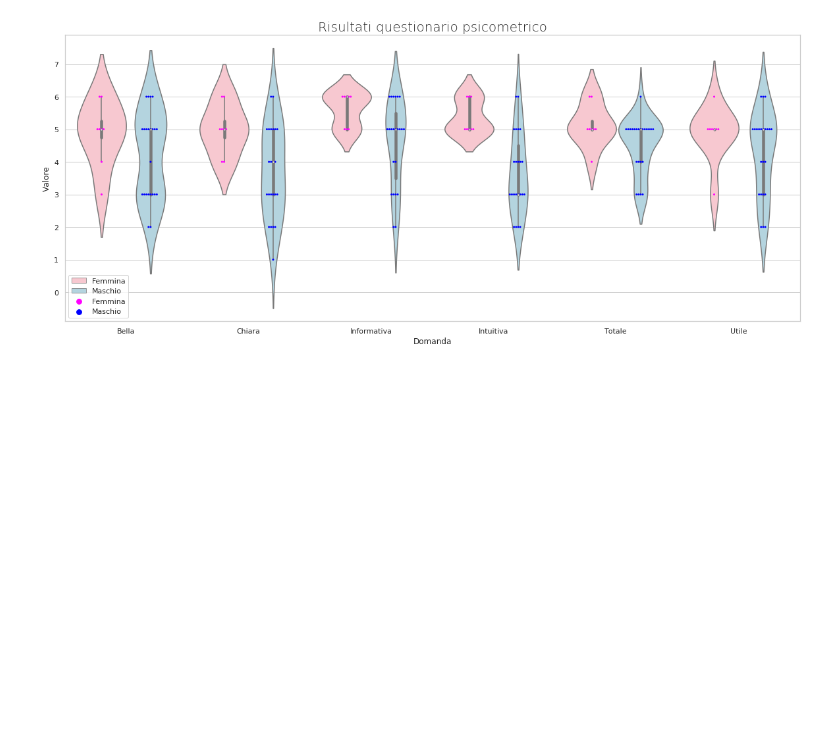
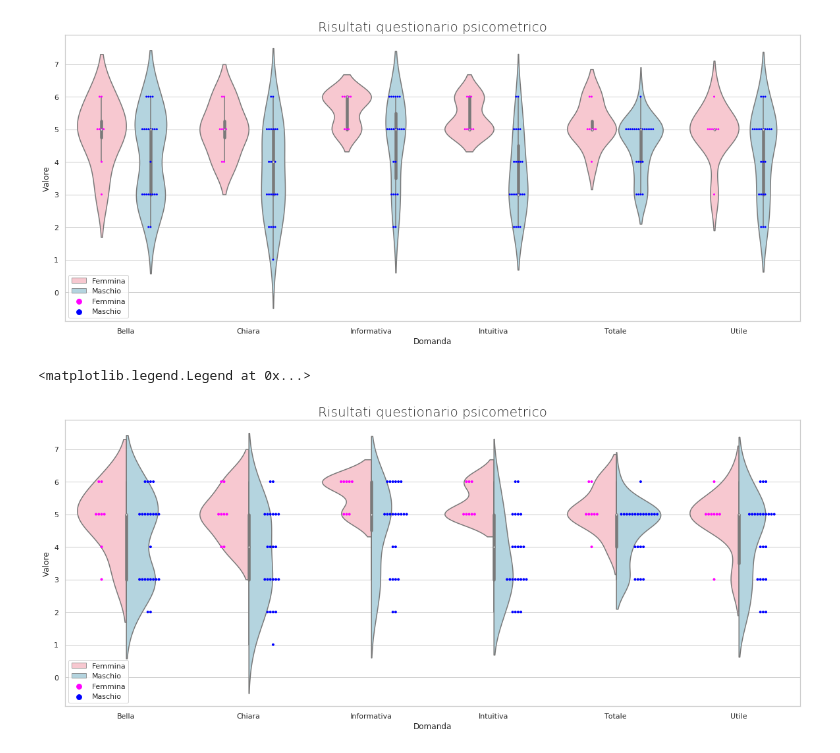
Before and after one commit to pkasela/Sound-of-Data, a Jupyter notebook: DataViz/Violin_plot.ipynb, the cells around one changed output. Cells and saved outputs as stored; diff of their text form; code cells hidden in the pictures; blank space fills up the shorter version.

Commit message:
Aggiunta la possibilità di separare i violin

```diff
--- a/DataViz/Violin_plot.ipynb
+++ b/DataViz/Violin_plot.ipynb
@@ -35,3 +35,16 @@ ax.legend(loc = 'lower left')
 # %% [output]
 <matplotlib.legend.Legend at 0x...>
 [figure]
+# %%
+plt.figure(figsize=(20, 8))
+plt.title("Risultati questionario psicometrico", fontdict=diz, loc='center', pad=None)
+ax = sns.swarmplot(x="Domanda",y="Valore",data=data,hue="Genere",dodge=True,
+                   size=4, palette=["magenta", "blue"])
+#ax.legend_.remove()
+sns.violinplot(x="Domanda", y="Valore",data=data, hue="Genere",#cut=0,
+                    palette=["pink", "lightblue"],split=True)
+
+ax.legend(loc = 'lower left')
+# %% [output]
+<matplotlib.legend.Legend at 0x...>
+[figure, added]
```
